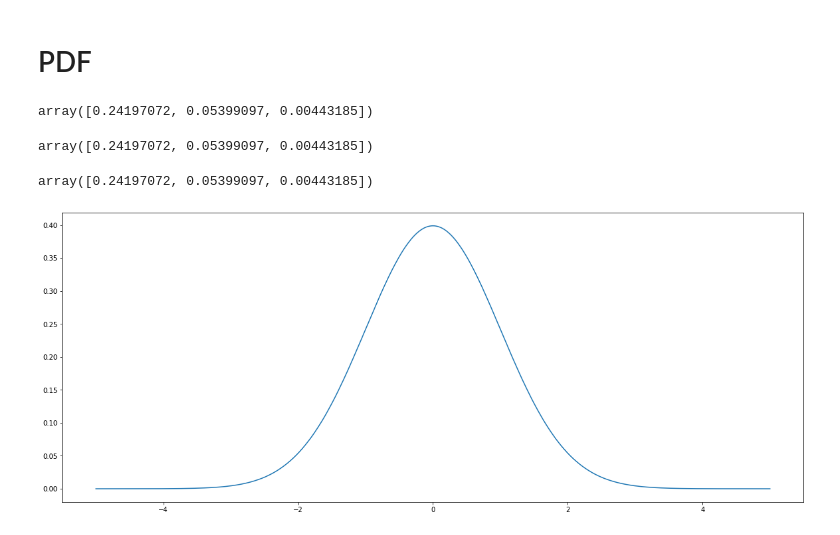
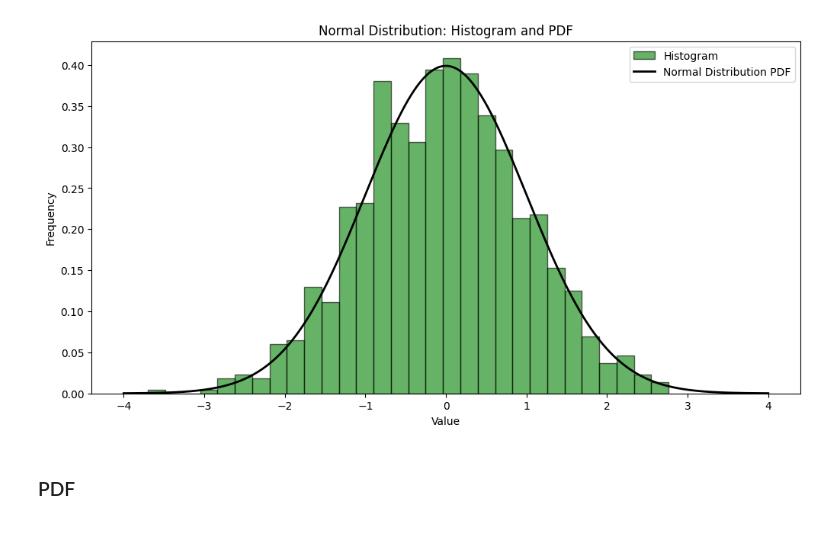
Before and after one commit to basiszeus/Statistics, a Jupyter notebook: Normal Distribution.ipynb, the cells around one changed output. Cells and saved outputs as stored; diff of their text form; code cells hidden in the pictures.

```diff
--- a/Normal Distribution.ipynb
+++ b/Normal Distribution.ipynb
@@ -4,0 +15,9 @@ import matplotlib.pyplot as plt
+# %%
+# Parameters for the normal distribution
+mean = 0       # Mean of the distribution
+std_dev = 1    # Standard deviation of the distribution
+size = 1000    # Number of data points
+
+# Generate random data from a normal distribution
+data = np.random.normal(loc=mean, scale=std_dev, size=size)
+data
@@ -5,2 +42,26 @@ import matplotlib.pyplot as plt
+# %%
+# Create a range of values for the x-axis
+x = np.linspace(mean - 4*std_dev, mean + 4*std_dev, 1000)
+
+# Calculate the PDF for these x values
+pdf = norm.pdf(x, loc=mean, scale=std_dev)
+
+# Plot the histogram of the generated data
+plt.figure(figsize=(12, 6))
+plt.hist(data, bins=30, density=True, alpha=0.6, color='g', edgecolor='black', label='Histogram')
+
+# Plot the PDF
+plt.plot(x, pdf, 'k', linewidth=2, label='Normal Distribution PDF')
+
+# Add labels and title
+plt.xlabel('Value')
+plt.ylabel('Frequency')
+plt.title('Normal Distribution: Histogram and PDF')
+plt.legend()
+
+# Show plot
+plt.show()
+# %% [output]
+[figure, added]
 # %% [markdown]
-# PDF
+### PDF
@@ -17,14 +67,0 @@ x = np.array([1,2,3])
-# %%
-normal_dis_pdf(x,0,1)
-# %% [output]
-array([0.24197072, 0.05399097, 0.00443185])
-# %%
-# You can also jsut do
-norm.pdf(x,loc=0,scale=1)
-# %% [output]
-array([0.24197072, 0.05399097, 0.00443185])
-# %%
-norm.pdf(x)
-#By default loc is equal to 0 and scale is equal to 1
-# %% [output]
-array([0.24197072, 0.05399097, 0.00443185])
@@ -36,6 +67,0 @@ x = np.linspace(-7,7,10000)
-# %%
-fig, ax = plt.subplots(figsize=(20,8))
-ax.plot(x,normal_dis_pdf(x,0,1))
-plt.show()
-# %% [output]
-[figure, removed]
```
Also changed, not shown: parts of 19 cells of this notebook.
